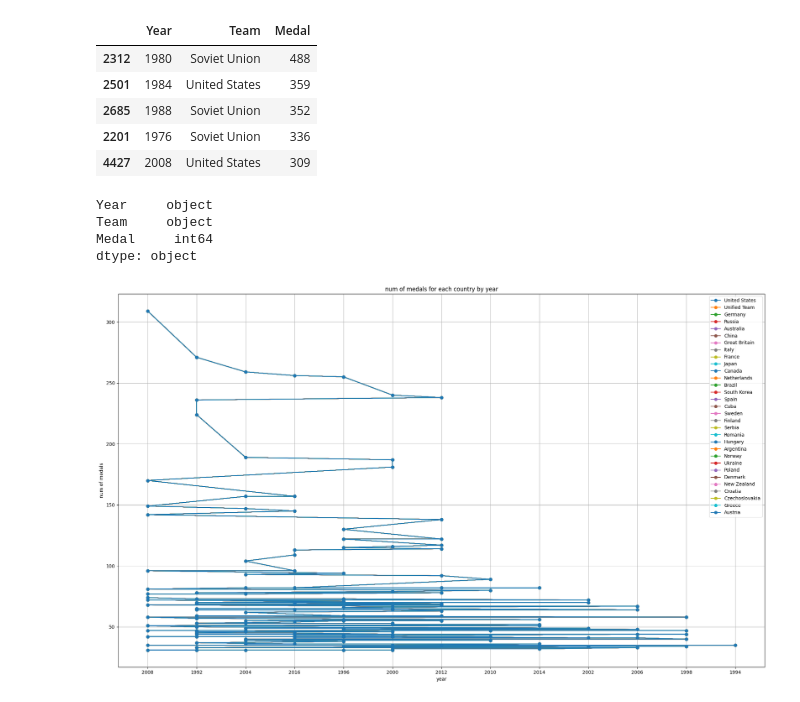
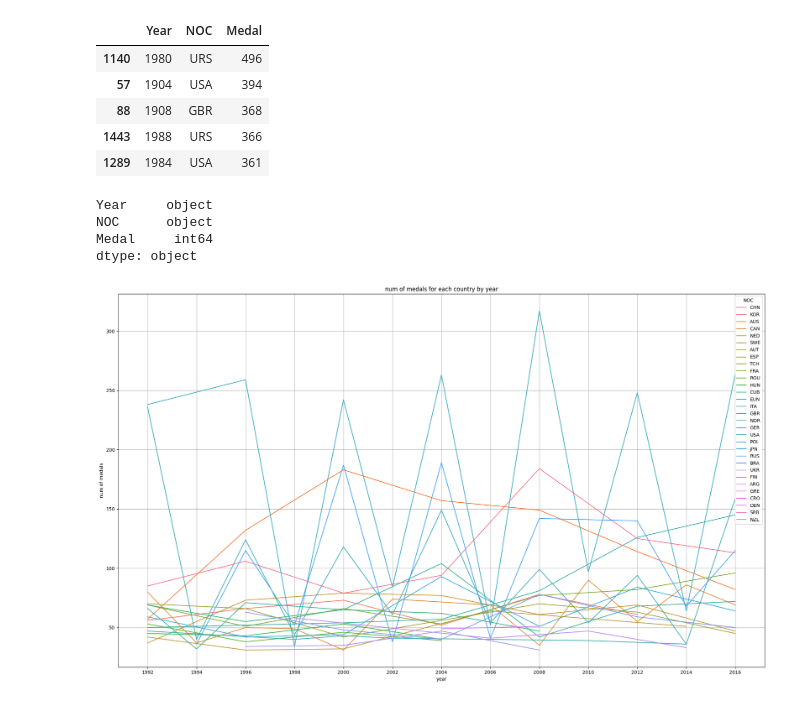
Before and after one commit to MOlowski/Athletes-successes-based-on-country-situation, a Jupyter notebook: olympics.ipynb, the cells around one changed output. Drawn from its saved outputs; the diff is of its cells as text; code cells hidden in the pictures.

Commit message:
first plots

```diff
--- a/olympics.ipynb
+++ b/olympics.ipynb
@@ -15,7 +16,9 @@ csv_files = [
     'population_per_country']
 csv = '.csv'
 # %%
-df = pd.read_csv(folder_path+'athlete_events'+csv)
-print(df.size)
-df.head()
+events = pd.read_csv(folder_path+'athlete_events.csv')
+regions = pd.read_csv(folder_path+'noc_regions.csv')
+events = events.merge(regions, left_on='NOC', right_on='NOC')
+events = events[['ID','Sex','Age','Height','Weight','region','Games','Year','Season','Sport','Event','Medal']]
+events[events['Medal']=='Silver']
 # %% [output]
@@ -29,15 +166,15 @@ df.head()
 # %%
 medalists = df.loc[df['Medal']!='NaN']
-gold_medalists = medalists.groupby(['Year','Team'])['Medal'].count().reset_index().sort_values(by='Medal', ascending=False)
+gold_medalists = medalists.groupby(['Year','NOC'])['Medal'].count().reset_index().sort_values(by='Medal', ascending=False)
 # %%
 gold_medalists.head()
 # %% [output]
-|  | Year | Team | Medal |
-| 2312 | 1980 | Soviet Union | 488 |
-| 2501 | 1984 | United States | 359 |
-| 2685 | 1988 | Soviet Union | 352 |
-| 2201 | 1976 | Soviet Union | 336 |
-| 4427 | 2008 | United States | 309 |
+|  | Year | NOC | Medal |
+| 1140 | 1980 | URS | 496 |
+| 57 | 1904 | USA | 394 |
+| 88 | 1908 | GBR | 368 |
+| 1443 | 1988 | URS | 366 |
+| 1289 | 1984 | USA | 361 |
 # %%
 gold_medalists = gold_medalists.loc[(gold_medalists['Year']>1990)&(gold_medalists['Medal']>30)]
 # %%
@@ -46,34 +183,27 @@ gold_medalists['Year'] = gold_medalists['Year'].astype('str')
 gold_medalists.dtypes
 # %% [output]
 Year     object
-Team     object
+NOC      object
 Medal     int64
 dtype: object
 # %%
 gold_medalists = gold_medalists.dropna()
 # %%
 import matplotlib.pyplot as plt
-import numpy as np
+import seaborn as sns
 
 plt.figure(figsize=(20,12))
+gold_medalists.sort_values(by='Year', ascending=True, inplace=True)
+teams = gold_medalists['NOC'].unique()
 
-teams = gold_medalists['Team'].unique()
-years = gold_medalists['Year'].unique()
-
-for i, team in enumerate(teams):
-    team_data = gold_medalists[gold_medalists['Team']==team]
-    x_val = [np.where(years == year)[0][0] for year in gold_medalists['Year']]
-    plt.plot(x_val, gold_medalists['Medal'], marker='o', label=team)
-
-plt.xticks(range(len(years)),years)
+sns.lineplot(data= gold_medalists, x= 'Year', y= 'Medal', hue='NOC')
 
 plt.xlabel('year')
 plt.ylabel('num of medals')
 plt.title('num of medals for each country by year')
-plt.legend()
 
 plt.grid(True)
 plt.tight_layout()
 plt.show()
 # %% [output]
-[figure, old version]
+[figure, new version]
```
Also changed, not shown: parts of 13 cells of this notebook.
